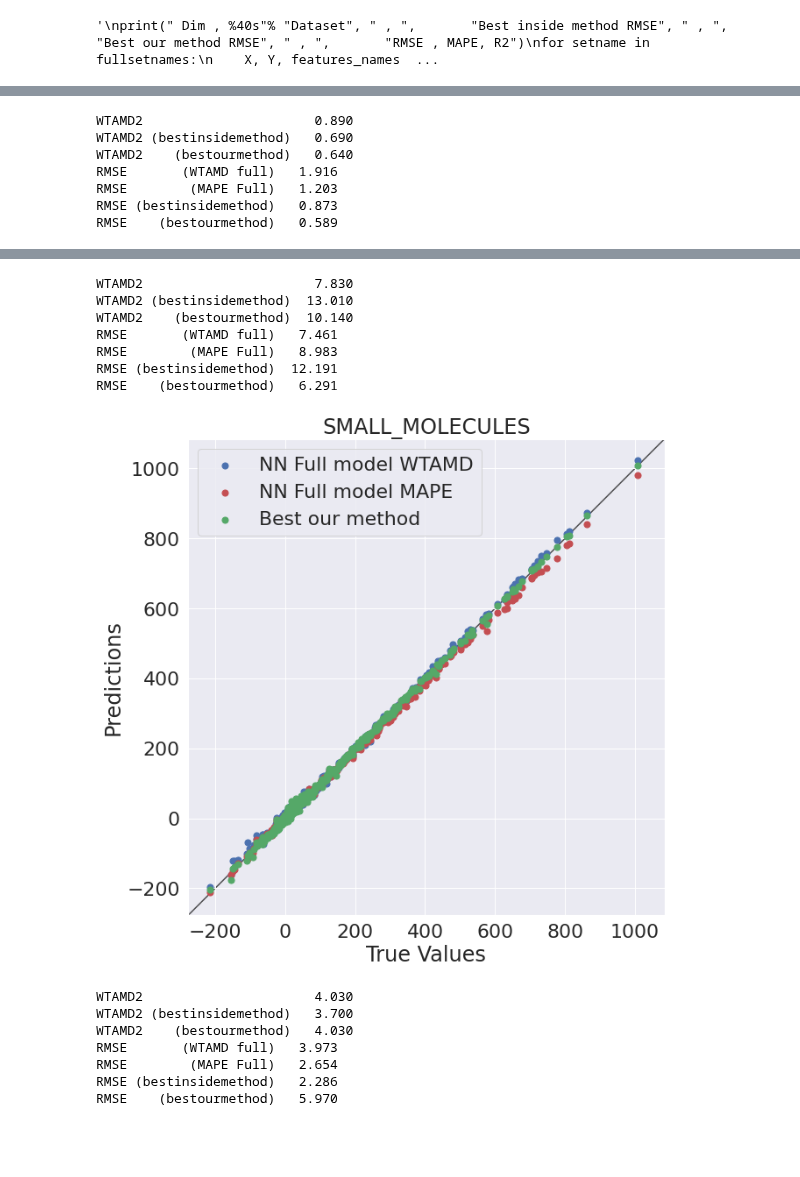
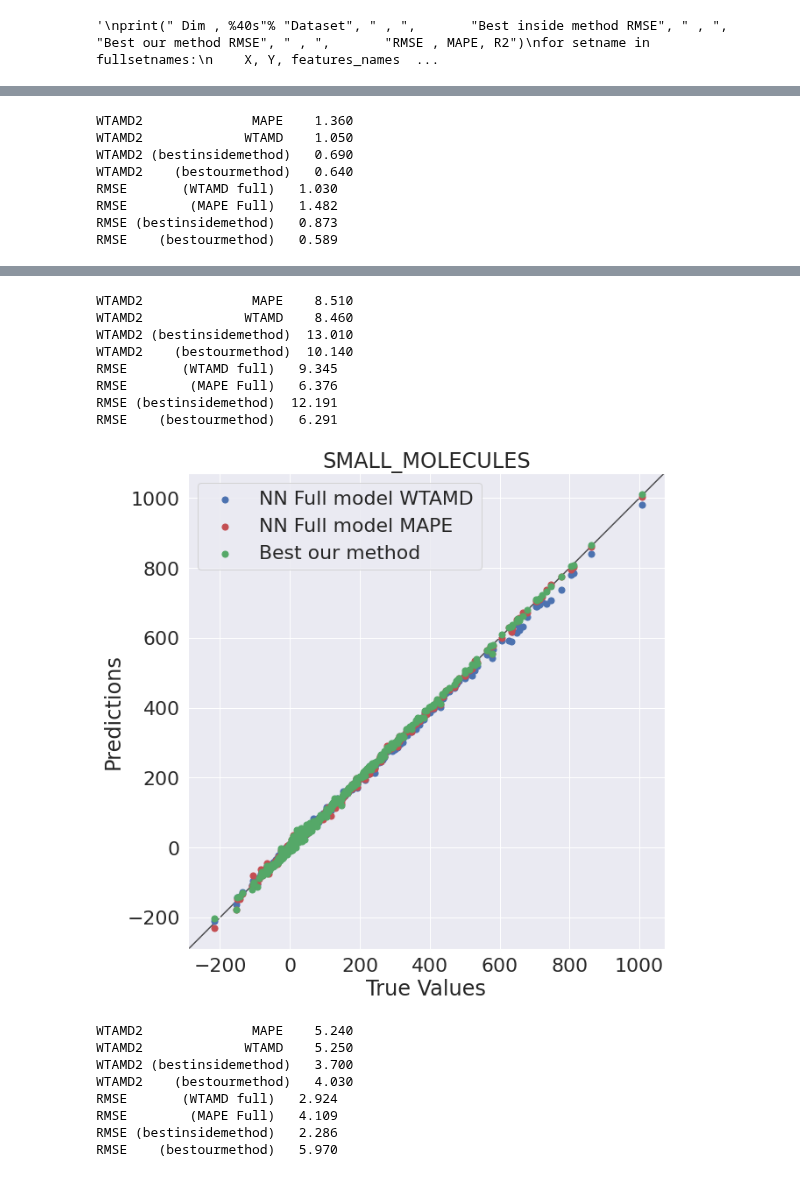
Before and after one commit to lstorchi/model_reaction_data, a Jupyter notebook: generaldataset_NN.ipynb, the cells around one changed output, grey strips where cells are left out. Cells and saved outputs as stored; diff of their text form; code cells hidden in the pictures; blank space fills up the shorter version.

```diff
--- a/generaldataset_NN.ipynb
+++ b/generaldataset_NN.ipynb
@@ -614,25 +614,35 @@ WTMAD for  LARGE_SYSTEMS  and model  PBE0-TZVP
 {'LARGE_SYSTEMS': numpy.float64(11.33)}
 LARGE_SYSTEMS
 # %%
+# force reload of models
+import importlib
+importlib.reload(models)
 # search for the best model a simple grid search
 nepochs = [50, 100]
 #nepochs = [100]
 #batch_sizes = [4, 8, 16, 32]
 batch_sizes = [16, 32]
-#modelshapes = [[4, 4, 4], [8, 8, 8], [16, 16, 16], \
-#                [32, 32, 32], [64, 64, 64], \
-#                [128, 128, 128], [4, 4, 4, 4], \
-#                [8, 8, 8, 8], [16, 16, 16, 16], \
-#                [32, 32, 32, 32], [64, 64, 64, 64], \
-#                [128, 128, 128, 128], [4, 4, 4, 4, 4], \
-#                [8, 8, 8, 8, 8], [16, 16, 16, 16, 16],
-#                [32, 32, 32, 32, 32], [64, 64, 64, 64, 64],
-#                [128, 128, 128, 128, 128], [4, 4, 4, 4, 4, 4], \
-#                [8, 8, 8, 8, 8, 8], [16, 16, 16, 16, 16, 16],
-#                [32, 32, 32, 32, 32, 32], [64, 64, 64, 64, 64, 64],
-#                [128, 128, 128, 128, 128, 128]]
-modelshapes = [[64, 64, 64, 64, 64, 64],
+"""
+modelshapes = [[4, 4, 4], [8, 8, 8], [16, 16, 16], \
+                [32, 32, 32], [64, 64, 64], \
+                [128, 128, 128], [4, 4, 4, 4], \
+                [8, 8, 8, 8], [16, 16, 16, 16], \
+                [32, 32, 32, 32], [64, 64, 64, 64], \
+                [128, 128, 128, 128], [4, 4, 4, 4, 4], \
+                [8, 8, 8, 8, 8], [16, 16, 16, 16, 16],
+                [32, 32, 32, 32, 32], [64, 64, 64, 64, 64],
+                [128, 128, 128, 128, 128], [4, 4, 4, 4, 4, 4], \
+                [8, 8, 8, 8, 8, 8], [16, 16, 16, 16, 16, 16],
+                [32, 32, 32, 32, 32, 32], [64, 64, 64, 64, 64, 64],
                 [128, 128, 128, 128, 128, 128]]
+"""
+modelshapes = [\
+    [32, 32, 32, 32],\
+    [64, 64, 64, 64],\
+    [128, 128, 128, 128],\
+    [32, 32, 32, 32, 32, 32],\
+    [64, 64, 64, 64, 64, 64],\
+    [128, 128, 128, 128, 128, 128]]
 setname = "Full"
 print("Searching for best NN model for set: ", setname)
 X, Y, features_names = \
@@ -914,7 +930,10 @@ for setname in fullsetnames:
     if setname in supersetnames or setname == "Full":
         wtmad2 = commonutils.wtmad_calc(supersetlist, setlist, y_pred_mape, \
                                       Y, includeFull = True)
-        print("WTAMD2                    %7.3f"%wtmad2["Full"])
+        print("WTAMD2              MAPE  %7.3f"%wtmad2["Full"])
+        wtmad2 = commonutils.wtmad_calc(supersetlist, setlist, y_pred_wtamd, \
+                                      Y, includeFull = True)
+        print("WTAMD2             WTAMD  %7.3f"%wtmad2["Full"])
         print("WTAMD2 (bestinsidemethod) %7.3f"%models_results[setname].bestinsidemethod_wtamd)
         print("WTAMD2    (bestourmethod) %7.3f"%models_results[setname].bestourmethod_wtamd)
 
@@ -960,7 +980,8 @@ RMSE    (bestourmethod)   4.856
-WTAMD2                      0.890
+WTAMD2              MAPE    1.360
+WTAMD2             WTAMD    1.050
 WTAMD2 (bestinsidemethod)   0.690
 WTAMD2    (bestourmethod)   0.640
-RMSE       (WTAMD full)   1.916
-RMSE        (MAPE Full)   1.203
+RMSE       (WTAMD full)   1.030
+RMSE        (MAPE Full)   1.482
 RMSE (bestinsidemethod)   0.873
 RMSE    (bestourmethod)   0.589
@@ -968,15 +989,17 @@ RMSE    (bestourmethod)   0.589
-WTAMD2                      7.830
+WTAMD2              MAPE    8.510
+WTAMD2             WTAMD    8.460
 WTAMD2 (bestinsidemethod)  13.010
 WTAMD2    (bestourmethod)  10.140
-RMSE       (WTAMD full)   7.461
-RMSE        (MAPE Full)   8.983
+RMSE       (WTAMD full)   9.345
+RMSE        (MAPE Full)   6.376
 RMSE (bestinsidemethod)  12.191
 RMSE    (bestourmethod)   6.291
-[figure, old version]
+[figure, new version]
-WTAMD2                      4.030
+WTAMD2              MAPE    5.240
+WTAMD2             WTAMD    5.250
 WTAMD2 (bestinsidemethod)   3.700
 WTAMD2    (bestourmethod)   4.030
-RMSE       (WTAMD full)   3.973
-RMSE        (MAPE Full)   2.654
+RMSE       (WTAMD full)   2.924
+RMSE        (MAPE Full)   4.109
 RMSE (bestinsidemethod)   2.286
 RMSE    (bestourmethod)   5.970
```
Also changed, not shown: parts of 10 cells of this notebook, 2 other files.
